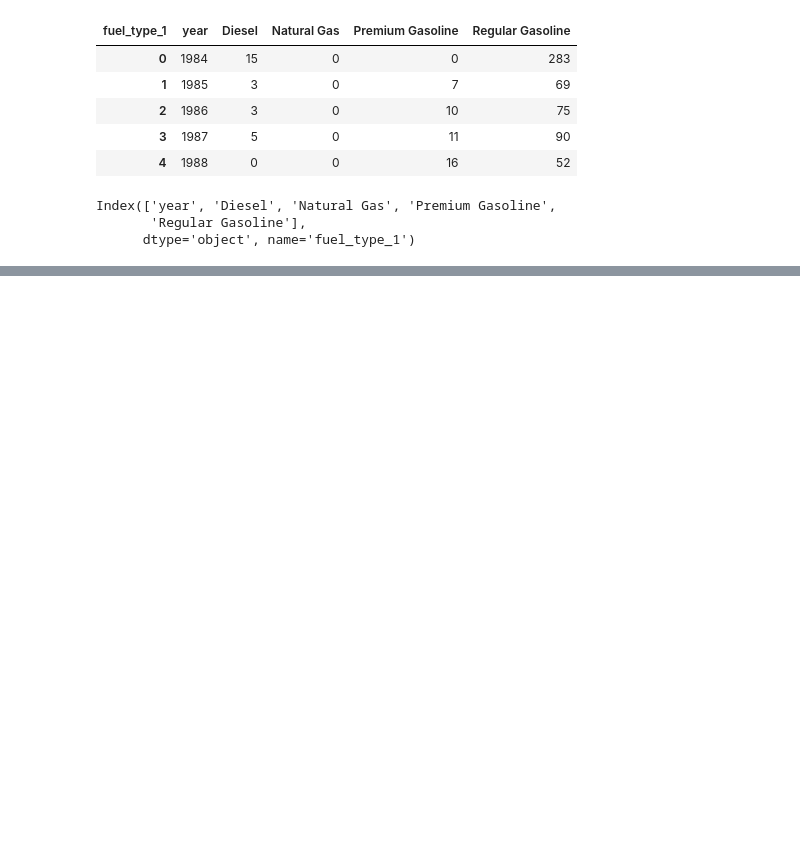
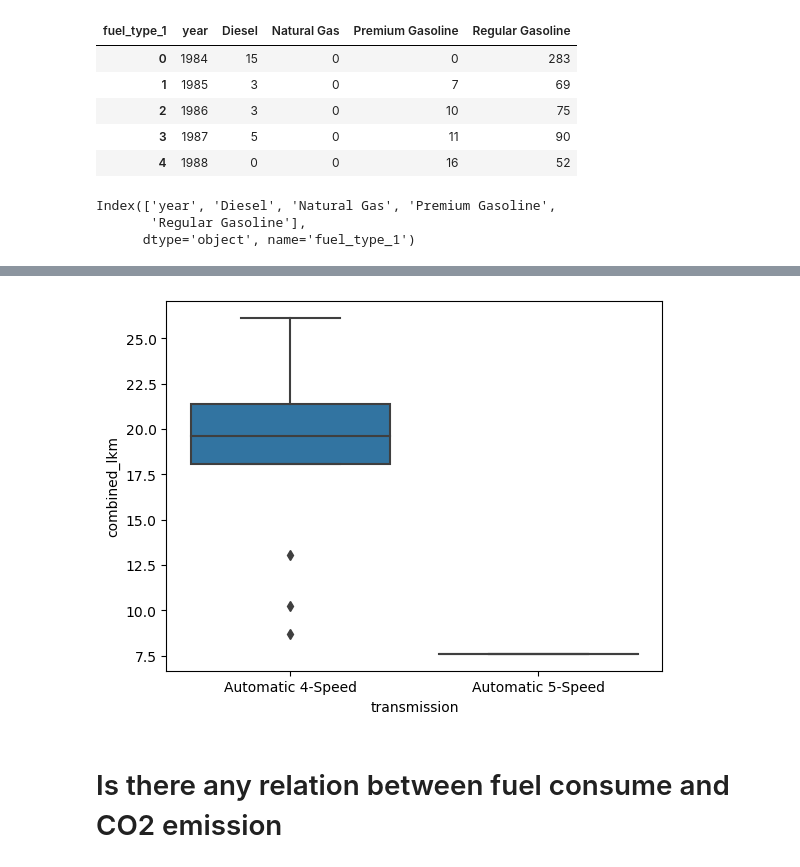
Before and after one commit to mstf53/mid-bootcamp, a Jupyter notebook: test.ipynb, the cells around one changed output, grey strips where cells are left out. Saved outputs shown, nothing was run; the diff lists cells and outputs as text; code cells hidden in the pictures; blank space fills up the shorter version.

```diff
--- a/test.ipynb
+++ b/test.ipynb
@@ -850,0 +680,9 @@ datam.shape
+# %%
+sns.boxplot(data=data3,x="transmission",y="combined_lkm")
+#plt.savefig("images/output6.png",dpi=300,bbox_inches="tight")
+plt.show();
+# The cars using natural gas have only one trans model
+# %% [output]
+[figure, added]
+# %% [markdown]
+# Is there any relation between fuel consume and CO2 emission
```
Also changed, not shown: parts of 152 cells of this notebook, 12 other files.
